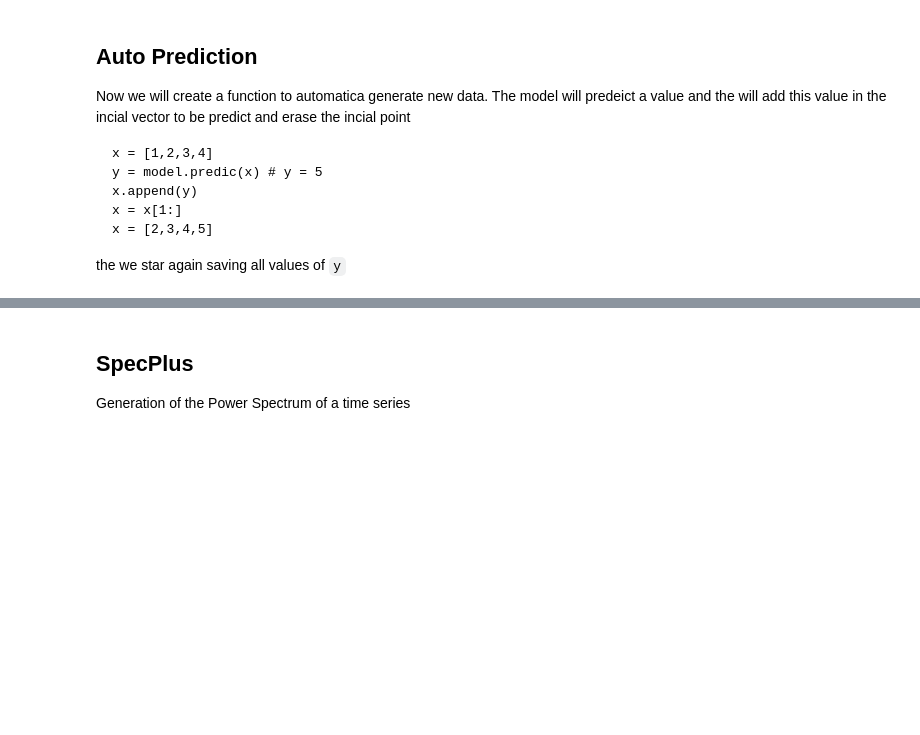
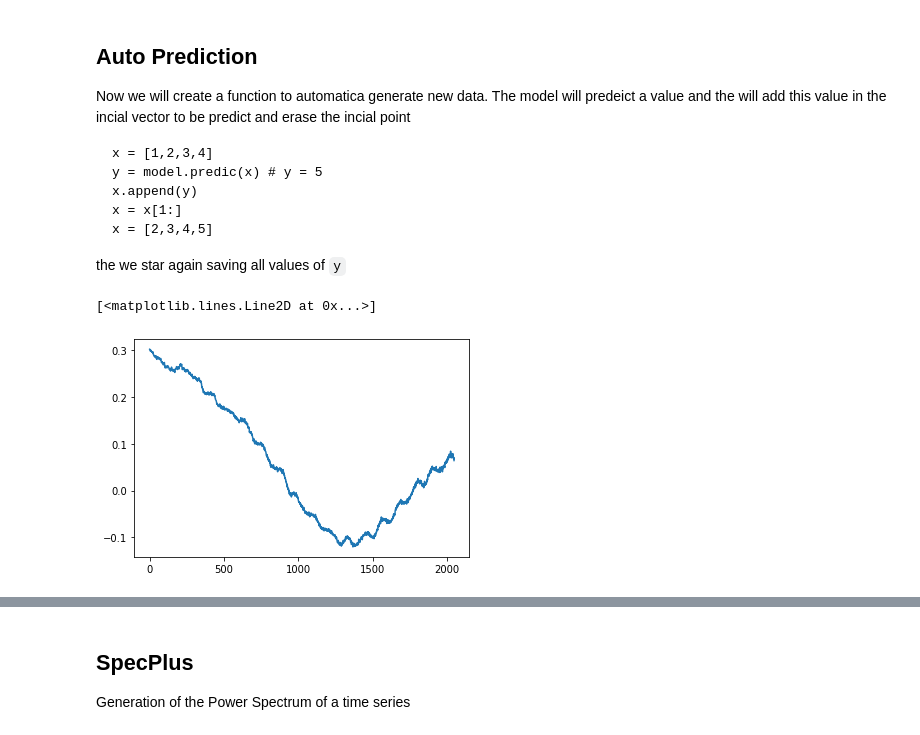
Before and after one commit to barauna-lo/Colored_Noise, a Jupyter notebook: RNN_For_1D_Colored_Noise.ipynb, the cells around one changed output, grey strips where cells are left out. Saved outputs shown, nothing was run; the diff lists cells and outputs as text; code cells hidden in the pictures; blank space fills up the shorter version.

```diff
--- a/RNN_For_1D_Colored_Noise.ipynb
+++ b/RNN_For_1D_Colored_Noise.ipynb
@@ -374,3 +420,9 @@ i = 0
 predict = []
 for i in range(len(model)):
     predict.append(autoGen(dat,2*look_back,model_type=model[i]))
+# %%
+i=2
+plt.plot(predict[i],label=model_name[i])
+# %% [output]
+[<matplotlib.lines.Line2D at 0x...>]
+[figure, added]
```
Also changed, not shown: parts of 22 cells of this notebook.
